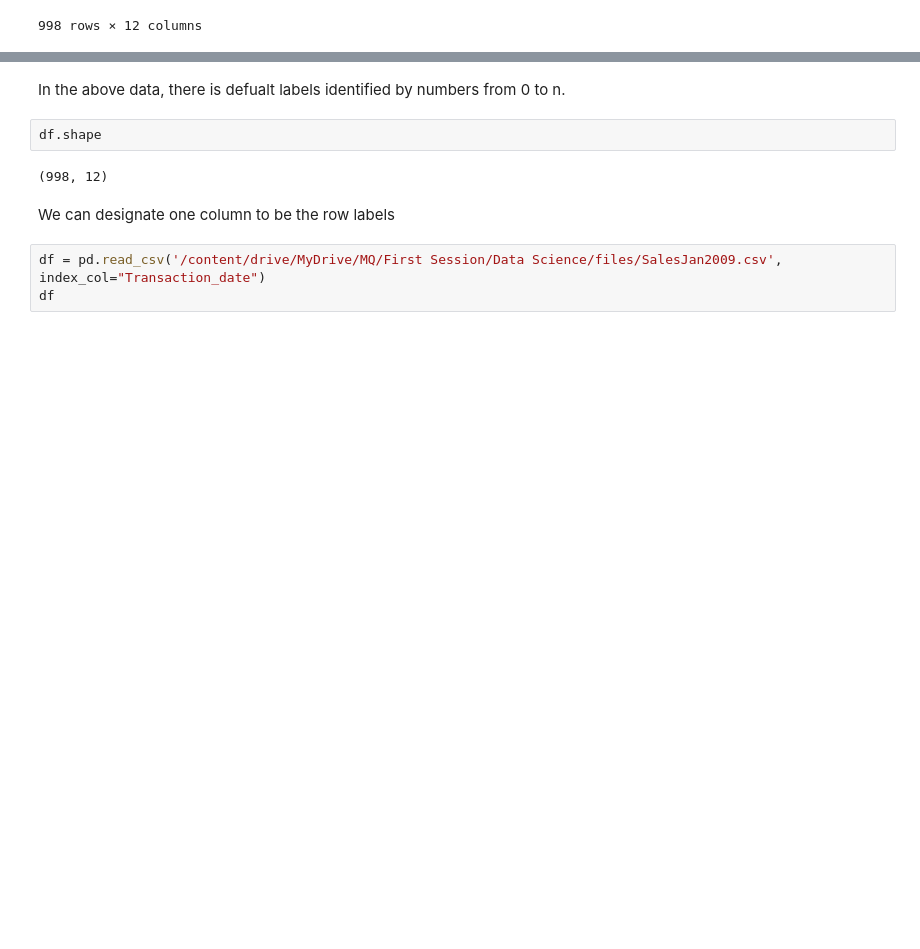
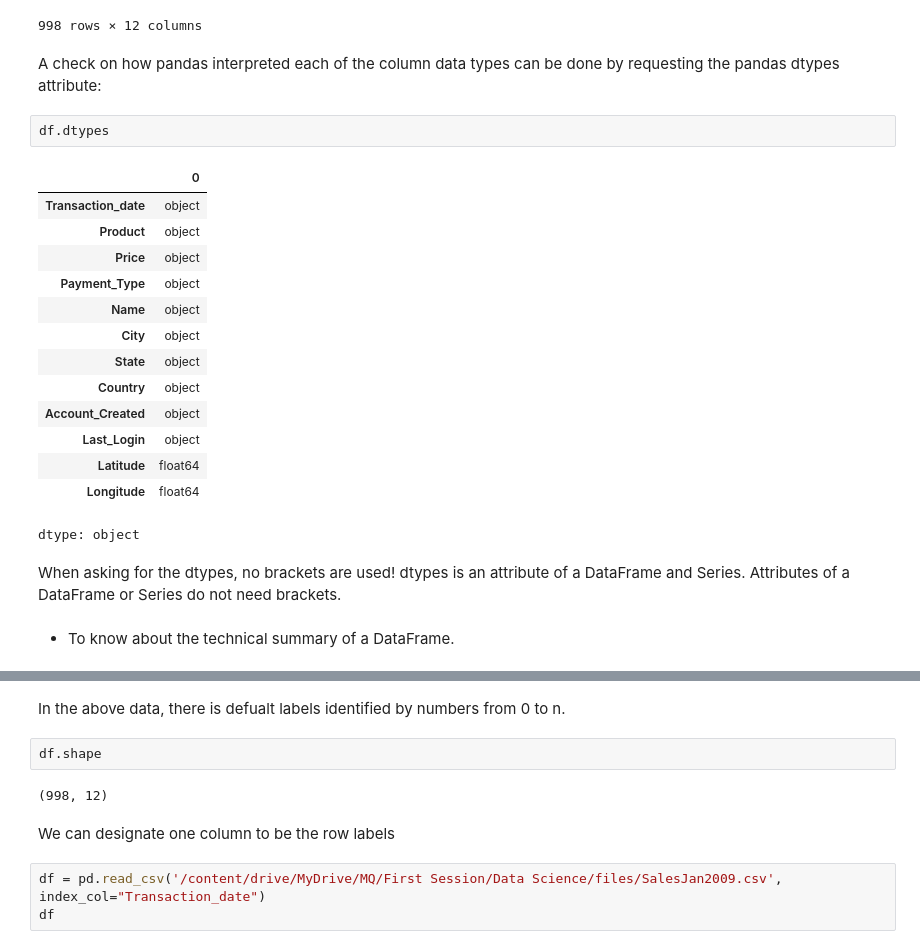
Before and after one commit to ghatanisuresh/DataScience_tutorial, a Jupyter notebook: DS.ipynb, the cells around one changed output, grey strips where cells are left out. Drawn from its saved outputs; the diff is of its cells as text; blank space fills up the shorter version.

```diff
--- a/DS.ipynb
+++ b/DS.ipynb
@@ -384,3 +553,26 @@ df
 | 996 | 1/08/2009 11:55 | Product1 | 1200 | Diners | julie | Haverhill | England | United Kingdom | 11/29/06 13:31 | ... |
 | 997 | 1/12/2009 21:30 | Product1 | 1200 | Visa | Julia | Madison | WI | United States | 11/17/08 22:24 | ... |
 998 rows × 12 columns
+# %% [markdown]
+A check on how pandas interpreted each of the column data types can be done by requesting the pandas dtypes attribute:
+# %%
+df.dtypes
+# %% [output]
+|  | 0 |
+| Transaction_date | object |
+| Product | object |
+| Price | object |
+| Payment_Type | object |
+| Name | object |
+| City | object |
+| State | object |
+| Country | object |
+| Account_Created | object |
+| Last_Login | object |
+| Latitude | float64 |
+| Longitude | float64 |
+dtype: object
+# %% [markdown]
+When asking for the dtypes, no brackets are used! dtypes is an attribute of a DataFrame and Series. Attributes of a DataFrame or Series do not need brackets.
+# %% [markdown]
+* To know about the technical summary of a DataFrame.
```
Also changed, not shown: parts of 38 cells of this notebook.
